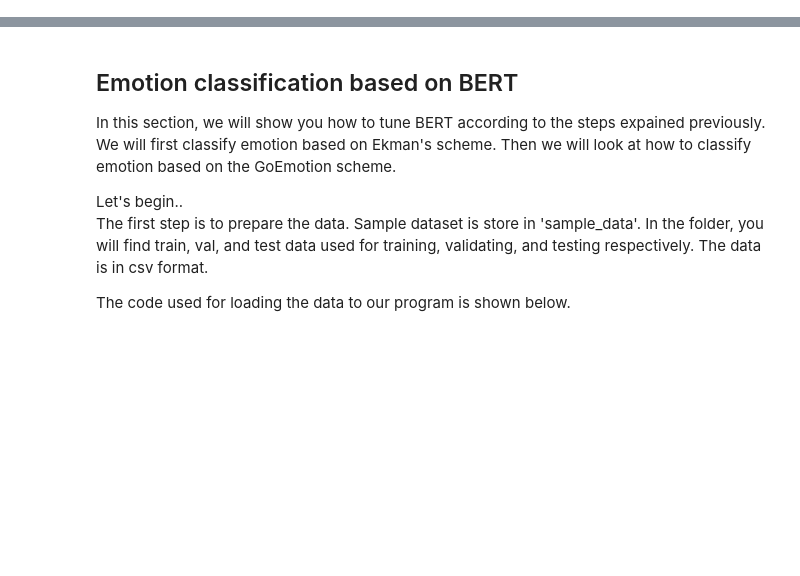
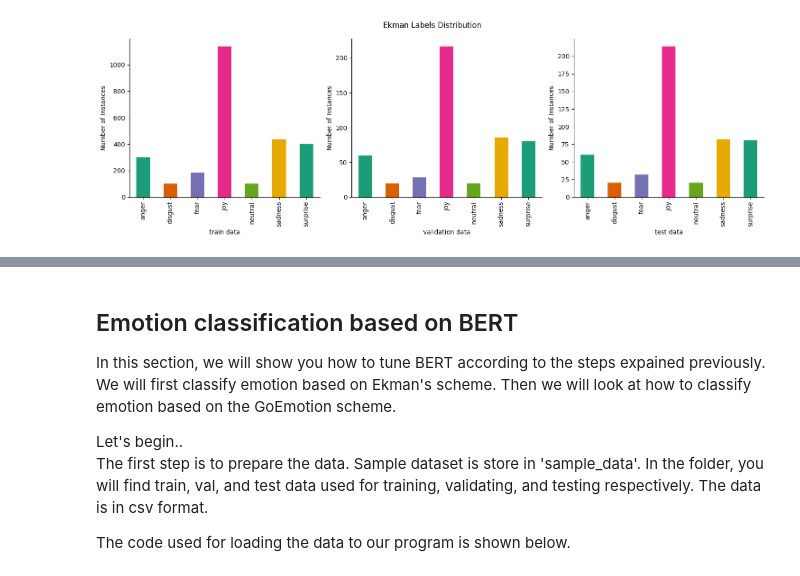
Before and after one commit to UCREL/Session-6-LLM-Based-Emotion-Analysis, a Jupyter notebook: tutorial.ipynb, the cells around one changed output, grey strips where cells are left out. Cells and saved outputs as stored; diff of their text form; code cells hidden in the pictures; blank space fills up the shorter version.

```diff
--- a/tutorial.ipynb
+++ b/tutorial.ipynb
@@ -23,0 +84,15 @@ There are three mains step for tuning LLMs. The first step involves preparing da
+# %%
+def plot_data_distribution(datadf, ax=None, xlabel='', category='ekman_label', kind='bar'):
+  datadf.groupby(category).size().plot(
+      kind=kind, color=sns.palettes.mpl_palette('Dark2'), ax=ax,
+      xlabel=xlabel, ylabel='Number of Instances')
+  ax.spines[['top', 'right',]].set_visible(False)
+
+fig, axes = plt.subplots(1, 3, figsize=(15, 5))
+fig.suptitle('Ekman Labels Distribution')
+plot_data_distribution(datadf=traindf, ax=axes[0], xlabel='train data')
+plot_data_distribution(datadf=valdf,   ax=axes[1], xlabel='validation data')
+plot_data_distribution(datadf=testdf,  ax=axes[2], xlabel='test data')
+plt.tight_layout()
+# %% [output]
+[figure, added]
```
Also changed, not shown: parts of 21 cells of this notebook.
